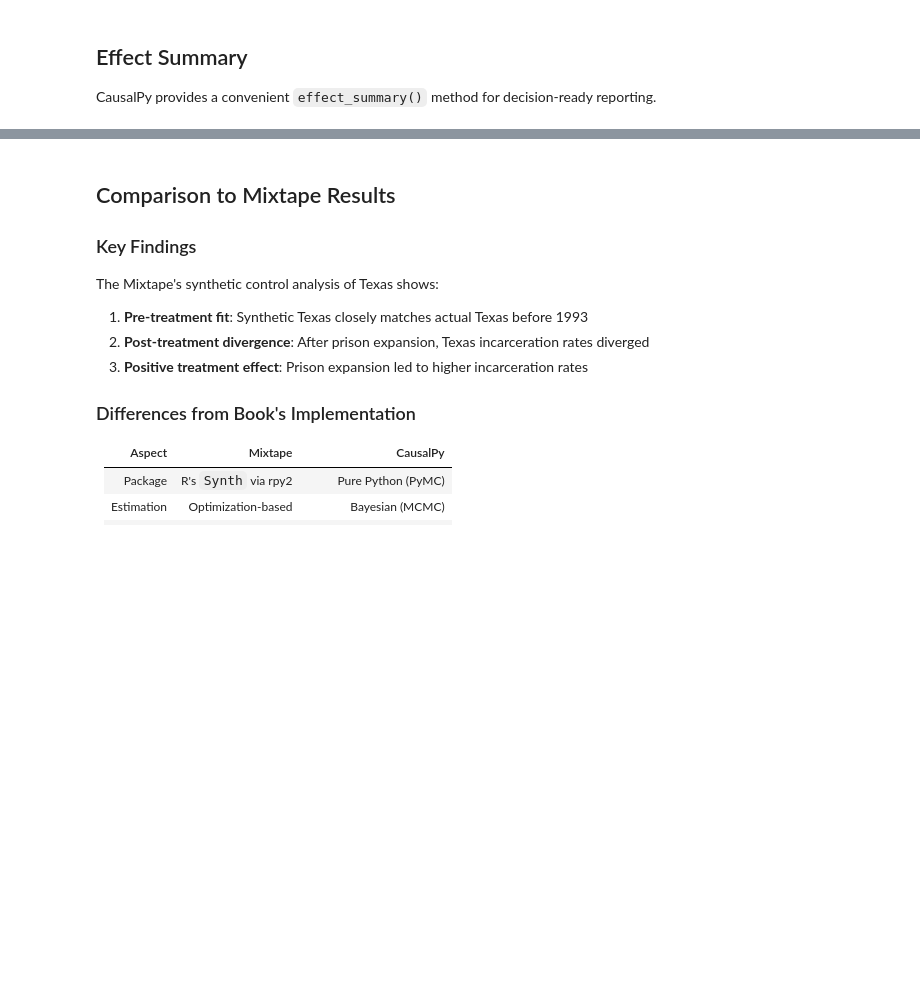
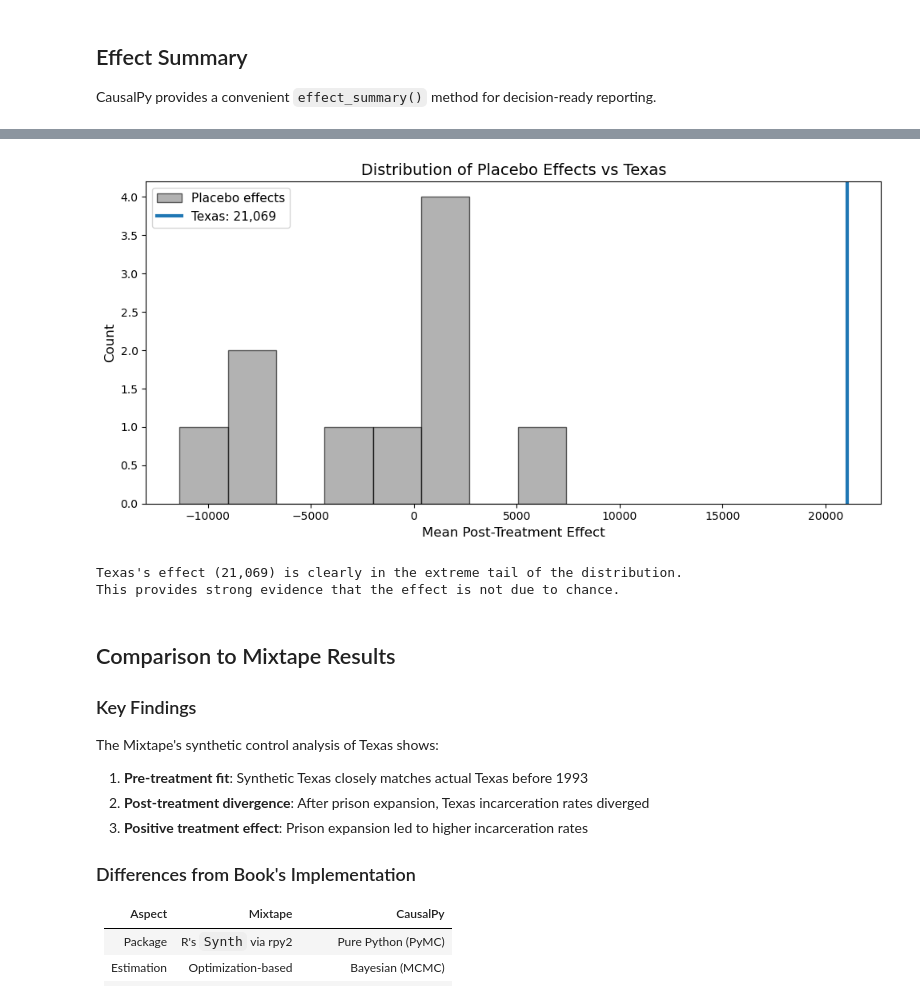
Before and after one commit to drbenvincent/mixtape-causalpy, a Jupyter notebook: notebooks/10_synthetic_control.ipynb, the cells around one changed output, grey strips where cells are left out. Drawn from its saved outputs; the diff is of its cells as text; code cells hidden in the pictures; blank space fills up the shorter version.

```diff
--- a/notebooks/10_synthetic_control.ipynb
+++ b/notebooks/10_synthetic_control.ipynb
@@ -385,3 +623,43 @@ stats.table
+# %%
+# Visualize the distribution of effects
+fig, ax = plt.subplots(figsize=(10, 5))
+
+# Plot placebo effects as a histogram
+all_effects = list(placebo_mean_effects.values())
+ax.hist(
+    all_effects,
+    bins=8,
+    color="gray",
+    alpha=0.6,
+    edgecolor="black",
+    label="Placebo effects",
+)
+
+# Add Texas as a vertical line
+ax.axvline(
+    x=texas_mean_effect,
+    color="C0",
+    linewidth=3,
+    linestyle="-",
+    label=f"Texas: {texas_mean_effect:,.0f}",
+)
+
+ax.set_xlabel("Mean Post-Treatment Effect", fontsize=12)
+ax.set_ylabel("Count", fontsize=12)
+ax.set_title("Distribution of Placebo Effects vs Texas", fontsize=14)
+ax.legend(fontsize=11)
+
+plt.tight_layout()
+plt.show()
+
+print(
+    f"\nTexas's effect ({texas_mean_effect:,.0f}) is clearly in the extreme tail of the distribution."
+)
+print("This provides strong evidence that the effect is not due to chance.")
+# %% [output]
+[figure, added]
+Texas's effect (21,069) is clearly in the extreme tail of the distribution.
+This provides strong evidence that the effect is not due to chance.
 # %% [markdown]
 ## Comparison to Mixtape Results
 
```
Also changed, not shown: parts of 14 cells of this notebook, 3 other files.
